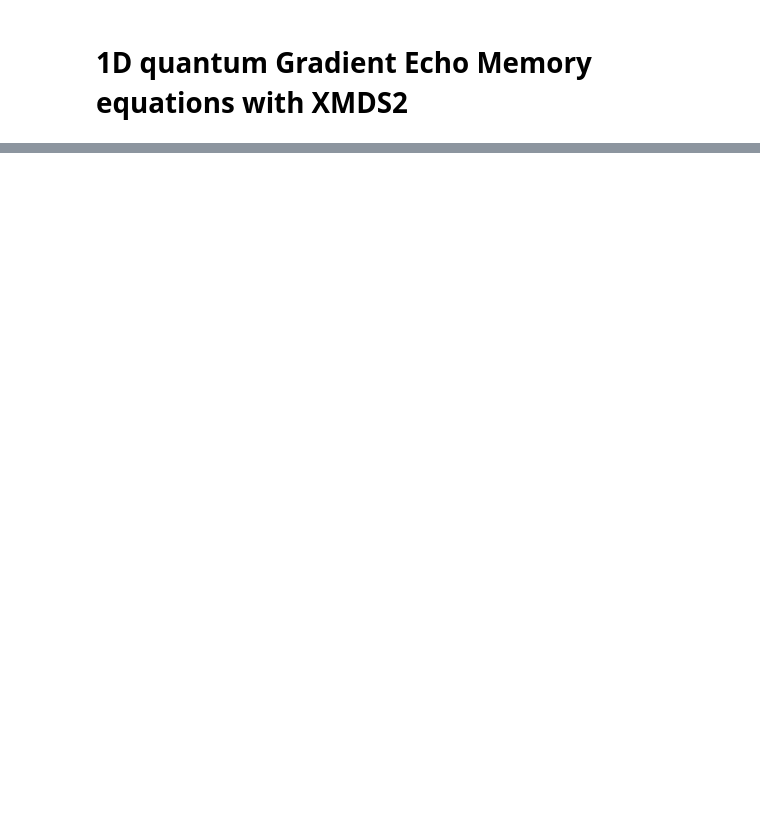
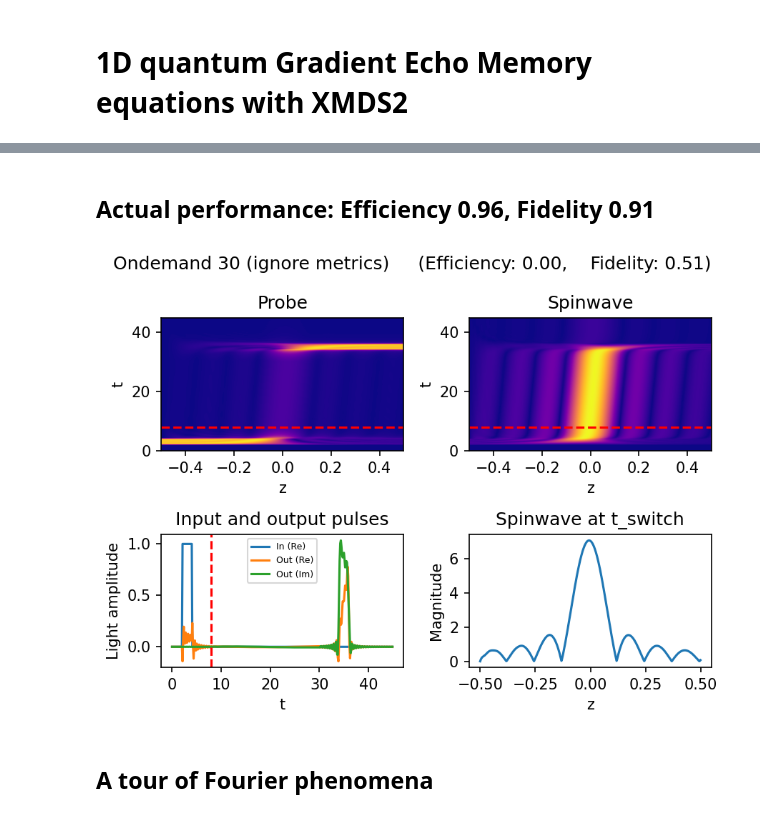
Before and after one commit to PatGleeson101/quantum-memory, a Jupyter notebook: quantum-memory.ipynb, the cells around one changed output, grey strips where cells are left out. Drawn from its saved outputs; the diff is of its cells as text; code cells hidden in the pictures; blank space fills up the shorter version.

```diff
--- a/quantum-memory.ipynb
+++ b/quantum-memory.ipynb
@@ -108,0 +165,9 @@ summary_plot(*gauss, 8)
+# %%
+summary_plot(*ondemand_8_30, 8, "Ondemand 30 (ignore metrics)")
+display(Markdown("## Actual performance: Efficiency {:.2f}, Fidelity {:.2f}".format(
+    *ondemand_performance(*ondemand_8_30, 8, 30))))
+# %% [output]
+## Actual performance: Efficiency 0.96, Fidelity 0.91
+[figure, added]
+# %% [markdown]
+## A tour of Fourier phenomena
```
Also changed, not shown: parts of 40 cells of this notebook, 19 other files.
